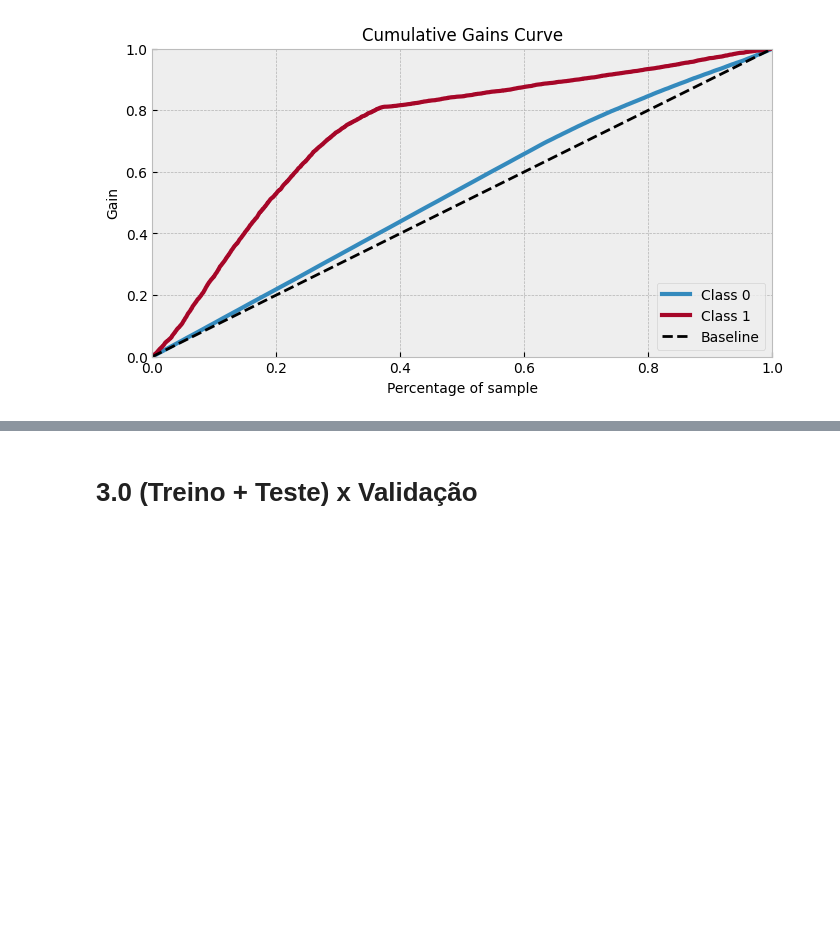
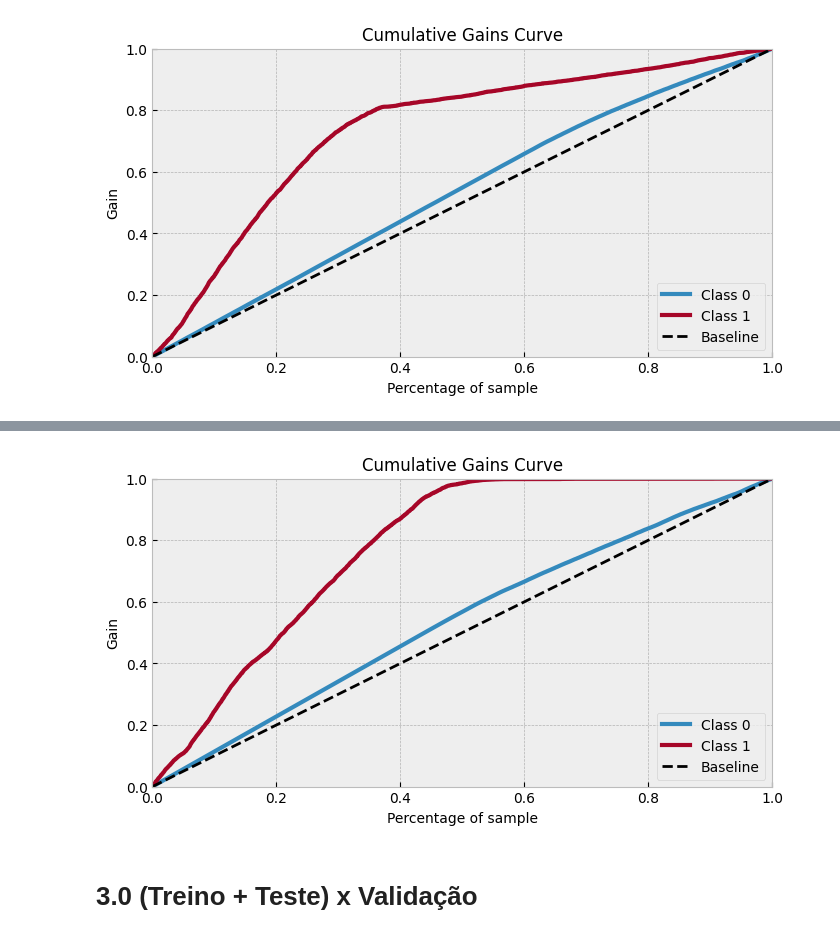
Before and after one commit to Gabrielnbr/estudo_pa004, a Jupyter notebook: notebooks/7.treinamento-modelo-calssificacao.ipynb, the cells around one changed output, grey strips where cells are left out. Cells and saved outputs as stored; diff of their text form; code cells hidden in the pictures; blank space fills up the shorter version.

```diff
--- a/notebooks/7.treinamento-modelo-calssificacao.ipynb
+++ b/notebooks/7.treinamento-modelo-calssificacao.ipynb
@@ -140,3 +184,9 @@ with plt.rc_context({'figure.figsize': (8, 4), 'font.size': 10}):
+# %%
+with plt.rc_context({'figure.figsize': (8, 4), 'font.size': 10}):
+    skplt.metrics.plot_cumulative_gain(y_teste, y_proba_lr)
+    plt.show()
+# %% [output]
+[figure, added]
 # %% [markdown]
 # 3.0 (Treino + Teste) x Validação
 # %% [markdown]
```
Also changed, not shown: parts of 25 cells of this notebook, 12 other files.
